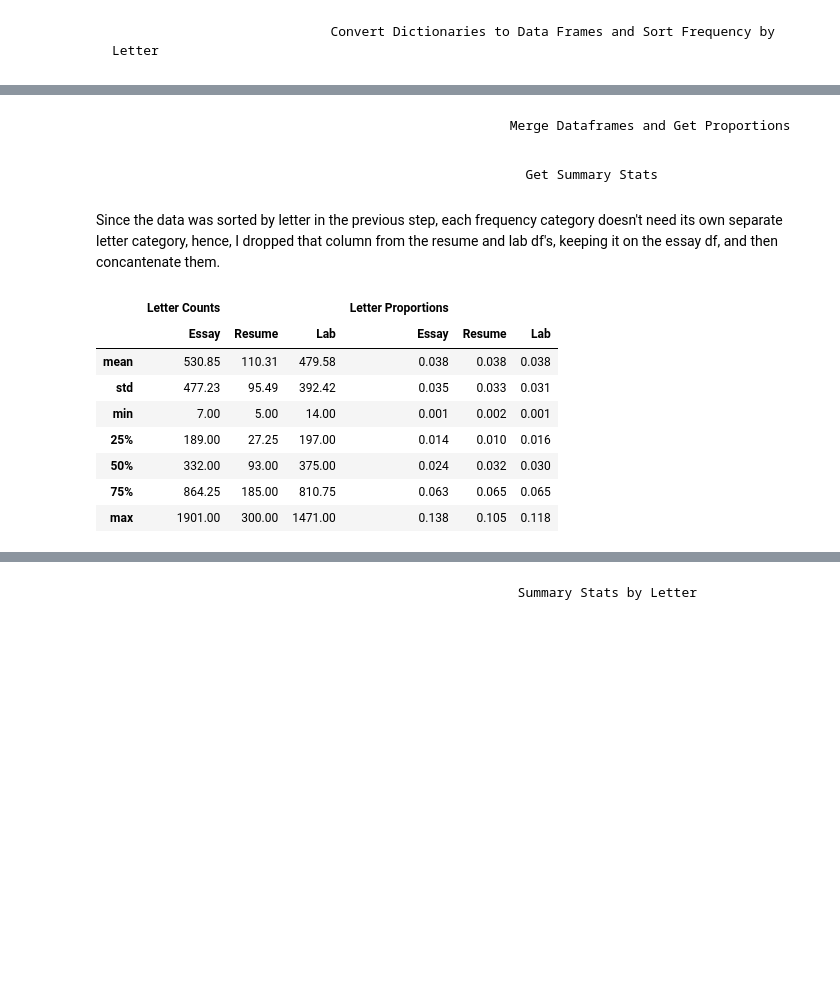
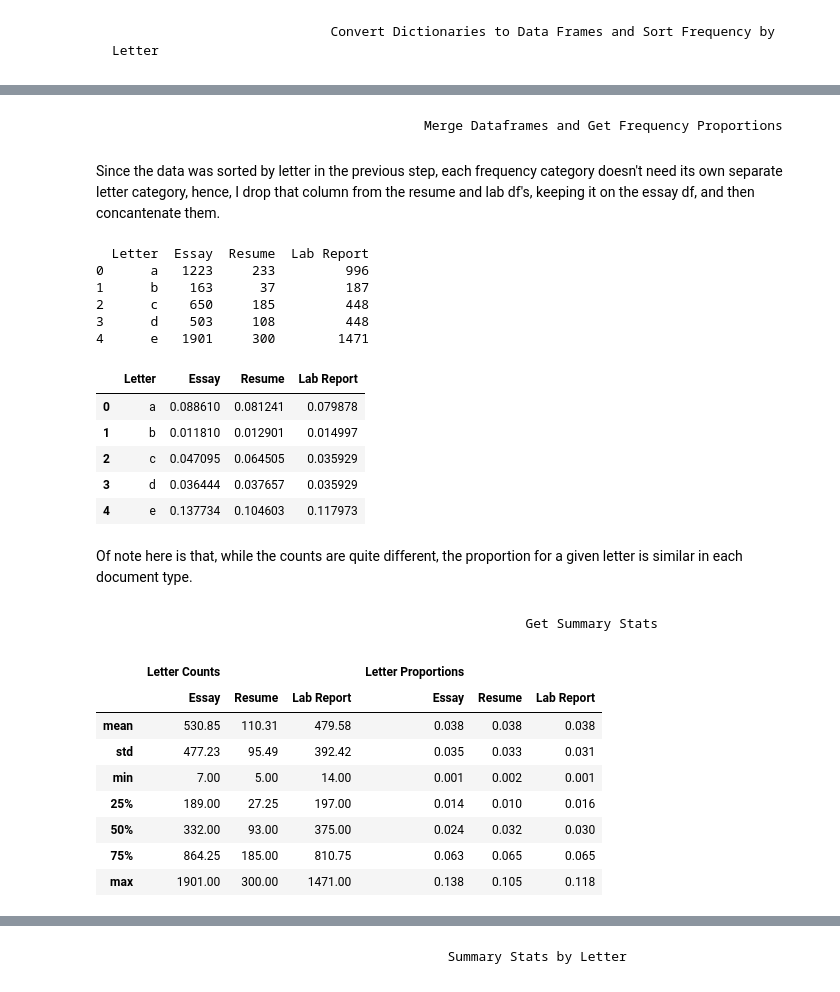
Before and after one commit to mikayla-eckelcifrese/JupyterLabRepository, a Jupyter notebook: DAT301 Project 2.ipynb, the cells around one changed output, grey strips where cells are left out. Drawn from its saved outputs; the diff is of its cells as text; code cells hidden in the pictures; blank space fills up the shorter version.

```diff
--- a/DAT301 Project 2.ipynb
+++ b/DAT301 Project 2.ipynb
@@ -102,27 +115,45 @@ LabFrequency_df = ConvertAndSort(LabFrequencyDict, 'Lab Frequency')
 # %% [markdown]
-                                                       Merge Dataframes and Get Proportions
+                                            Merge Dataframes and Get Frequency Proportions
+# %% [markdown]
+Since the data was sorted by letter in the previous step, each frequency category doesn't need its own separate letter category, hence, I drop that column from the resume and lab df's, keeping it on the essay df, and then concantenate them.
 # %%
 #"Letter" column in each df is the same, so two of them are being concantenated without it
 temp = pd.concat([EssayFrequency_df, ResumeFrequency_df.drop(['Letter'], axis = 1, inplace = False)], axis = 1, join = 'outer')
 
 merged_data = pd.concat([temp, LabFrequency_df.drop(['Letter'], axis = 1, inplace = False)], axis = 1, join = 'outer')
 
 merged_data.dropna(inplace = True)
 
-merged_data.columns = ["Letter", "Essay", "Resume", "Lab"]
+merged_data.columns = ["Letter", "Essay", "Resume", "Lab Report"]
 
+print(merged_data.head())
 
 frequency_proportions = merged_data.copy() #copies VALUE of variable rather than the reference
 
 temp = frequency_proportions.iloc[:, 1:4]
 
 frequency_proportions.iloc[:, 1:4] = temp/sum(temp)
 
-frequency_proportions.columns = ["Letter", "Essay", "Resume", "Lab"]
+frequency_proportions.columns = ["Letter", "Essay", "Resume", "Lab Report"]
+
+frequency_proportions.head()
+# %% [output]
+  Letter  Essay  Resume  Lab Report
+0      a   1223     233         996
+1      b    163      37         187
+2      c    650     185         448
+3      d    503     108         448
+4      e   1901     300        1471
+|  | Letter | Essay | Resume | Lab Report |
+| 0 | a | 0.088610 | 0.081241 | 0.079878 |
+| 1 | b | 0.011810 | 0.012901 | 0.014997 |
+| 2 | c | 0.047095 | 0.064505 | 0.035929 |
+| 3 | d | 0.036444 | 0.037657 | 0.035929 |
+| 4 | e | 0.137734 | 0.104603 | 0.117973 |
+# %% [markdown]
+Of note here is that, while the counts are quite different, the proportion for a given letter is similar in each document type.
 # %% [markdown]
                                                          Get Summary Stats
-# %% [markdown]
-Since the data was sorted by letter in the previous step, each frequency category doesn't need its own separate letter category, hence, I dropped that column from the resume and lab df's, keeping it on the essay df, and then concantenate them.
 # %%
 SummaryStats = (merged_data.describe()).round(decimals = 2)
 
@@ -141,7 +172,7 @@ summary_stats = MergeStats(SummaryStats, SummaryStats_Proportions, 1, 'Letter Co
 summary_stats
 # %% [output]
 |  | Letter Counts |  |  | Letter Proportions |  |  |
-|  | Essay | Resume | Lab | Essay | Resume | Lab |
+|  | Essay | Resume | Lab Report | Essay | Resume | Lab Report |
 | mean | 530.85 | 110.31 | 479.58 | 0.038 | 0.038 | 0.038 |
 | std | 477.23 | 95.49 | 392.42 | 0.035 | 0.033 | 0.031 |
 | min | 7.00 | 5.00 | 14.00 | 0.001 | 0.002 | 0.001 |
```
Also changed, not shown: parts of 26 cells of this notebook.
